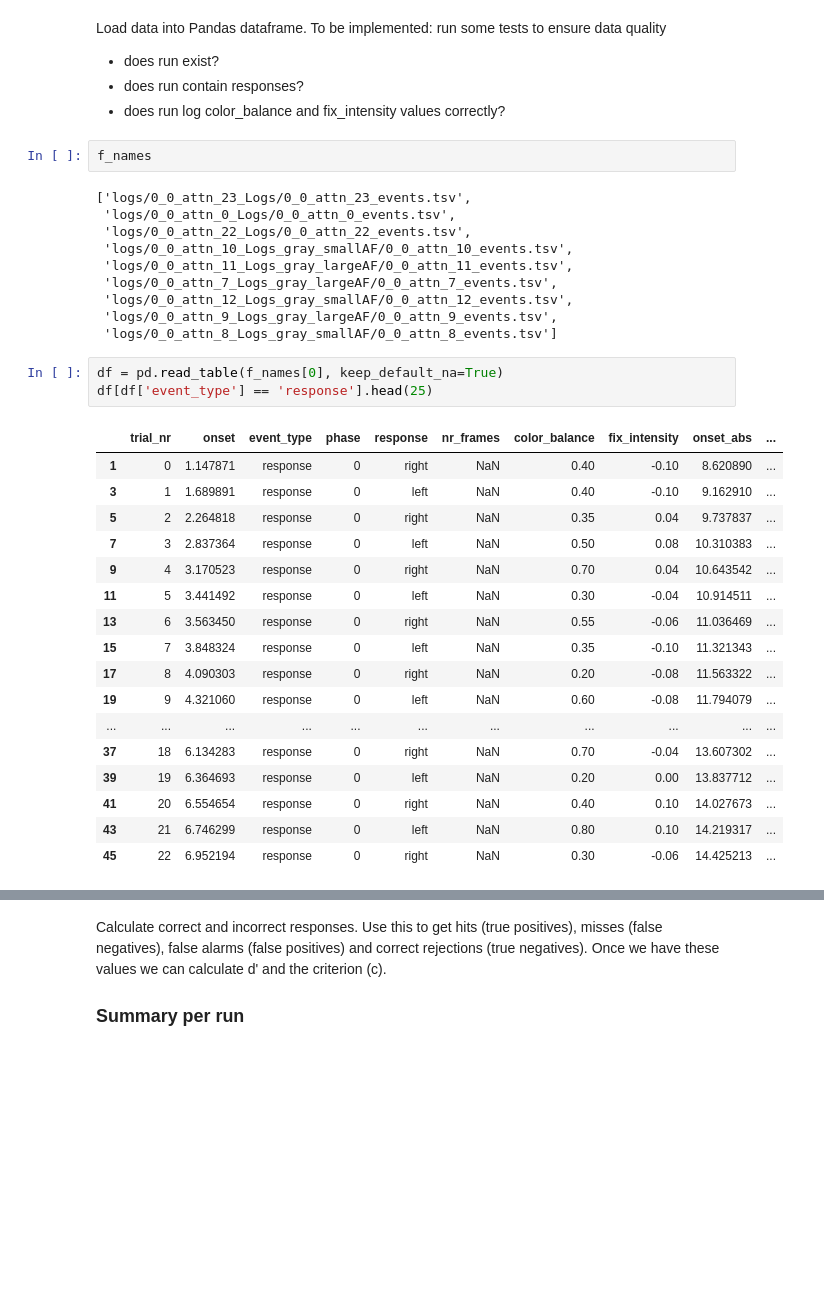
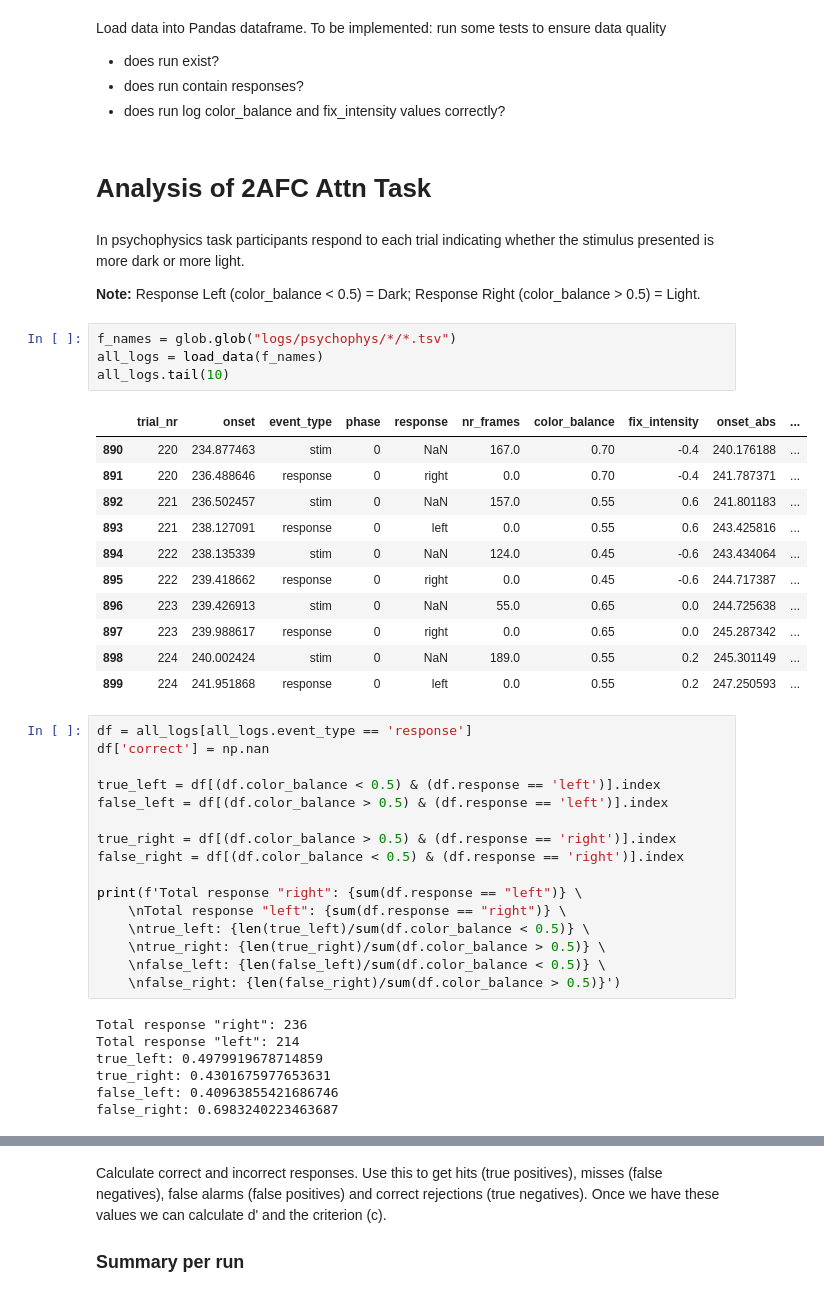
Before and after one commit to sumiyaabdi/PRF_Experiment_Checkers, a Jupyter notebook: Experiment/analysis/analysis.ipynb, the cells around one changed output, grey strips where cells are left out. Drawn from its saved outputs; the diff is of its cells as text; blank space fills up the shorter version.

```diff
--- a/Experiment/analysis/analysis.ipynb
+++ b/Experiment/analysis/analysis.ipynb
@@ -23,36 +21,48 @@ Load data into Pandas dataframe. To be implemented: run some tests to ensure dat
 - does run exist?
 - does run contain responses?
 - does run log color_balance and fix_intensity values correctly?
-# %%
-f_names
-# %% [output]
-['logs/0_0_attn_23_Logs/0_0_attn_23_events.tsv',
- 'logs/0_0_attn_0_Logs/0_0_attn_0_events.tsv',
- 'logs/0_0_attn_22_Logs/0_0_attn_22_events.tsv',
- 'logs/0_0_attn_10_Logs_gray_smallAF/0_0_attn_10_events.tsv',
- 'logs/0_0_attn_11_Logs_gray_largeAF/0_0_attn_11_events.tsv',
- 'logs/0_0_attn_7_Logs_gray_largeAF/0_0_attn_7_events.tsv',
- 'logs/0_0_attn_12_Logs_gray_smallAF/0_0_attn_12_events.tsv',
- 'logs/0_0_attn_9_Logs_gray_largeAF/0_0_attn_9_events.tsv',
- 'logs/0_0_attn_8_Logs_gray_smallAF/0_0_attn_8_events.tsv']
-# %%
-df = pd.read_table(f_names[0], keep_default_na=True)
-df[df['event_type'] == 'response'].head(25)
-# %% [output]
-|  | trial_nr | onset | event_type | phase | response | nr_frames | color_balance | fix_intensity | onset_abs | ... |
-| 1 | 0 | 1.147871 | response | 0 | right | NaN | 0.40 | -0.10 | 8.620890 | ... |
-| 3 | 1 | 1.689891 | response | 0 | left | NaN | 0.40 | -0.10 | 9.162910 | ... |
-| 5 | 2 | 2.264818 | response | 0 | right | NaN | 0.35 | 0.04 | 9.737837 | ... |
-| 7 | 3 | 2.837364 | response | 0 | left | NaN | 0.50 | 0.08 | 10.310383 | ... |
-| 9 | 4 | 3.170523 | response | 0 | right | NaN | 0.70 | 0.04 | 10.643542 | ... |
-| 11 | 5 | 3.441492 | response | 0 | left | NaN | 0.30 | -0.04 | 10.914511 | ... |
-| 13 | 6 | 3.563450 | response | 0 | right | NaN | 0.55 | -0.06 | 11.036469 | ... |
-| 15 | 7 | 3.848324 | response | 0 | left | NaN | 0.35 | -0.10 | 11.321343 | ... |
-| 17 | 8 | 4.090303 | response | 0 | right | NaN | 0.20 | -0.08 | 11.563322 | ... |
-| 19 | 9 | 4.321060 | response | 0 | left | NaN | 0.60 | -0.08 | 11.794079 | ... |
-| ... | ... | ... | ... | ... | ... | ... | ... | ... | ... | ... |
-| 37 | 18 | 6.134283 | response | 0 | right | NaN | 0.70 | -0.04 | 13.607302 | ... |
-| 39 | 19 | 6.364693 | response | 0 | left | NaN | 0.20 | 0.00 | 13.837712 | ... |
-| 41 | 20 | 6.554654 | response | 0 | right | NaN | 0.40 | 0.10 | 14.027673 | ... |
-| 43 | 21 | 6.746299 | response | 0 | left | NaN | 0.80 | 0.10 | 14.219317 | ... |
-| 45 | 22 | 6.952194 | response | 0 | right | NaN | 0.30 | -0.06 | 14.425213 | ... |
+# %% [markdown]
+# Analysis of 2AFC Attn Task
+# %% [markdown]
+In psychophysics task participants respond to each trial indicating whether the stimulus presented is more dark or more light.
+
+**Note:** Response Left (color_balance < 0.5) = Dark; Response Right (color_balance > 0.5) = Light.
+# %%
+f_names = glob.glob("logs/psychophys/*/*.tsv")
+all_logs = load_data(f_names)
+all_logs.tail(10)
+# %% [output]
+|  | trial_nr | onset | event_type | phase | response | nr_frames | color_balance | fix_intensity | onset_abs | ... |
+| 890 | 220 | 234.877463 | stim | 0 | NaN | 167.0 | 0.70 | -0.4 | 240.176188 | ... |
+| 891 | 220 | 236.488646 | response | 0 | right | 0.0 | 0.70 | -0.4 | 241.787371 | ... |
+| 892 | 221 | 236.502457 | stim | 0 | NaN | 157.0 | 0.55 | 0.6 | 241.801183 | ... |
+| 893 | 221 | 238.127091 | response | 0 | left | 0.0 | 0.55 | 0.6 | 243.425816 | ... |
+| 894 | 222 | 238.135339 | stim | 0 | NaN | 124.0 | 0.45 | -0.6 | 243.434064 | ... |
+| 895 | 222 | 239.418662 | response | 0 | right | 0.0 | 0.45 | -0.6 | 244.717387 | ... |
+| 896 | 223 | 239.426913 | stim | 0 | NaN | 55.0 | 0.65 | 0.0 | 244.725638 | ... |
+| 897 | 223 | 239.988617 | response | 0 | right | 0.0 | 0.65 | 0.0 | 245.287342 | ... |
+| 898 | 224 | 240.002424 | stim | 0 | NaN | 189.0 | 0.55 | 0.2 | 245.301149 | ... |
+| 899 | 224 | 241.951868 | response | 0 | left | 0.0 | 0.55 | 0.2 | 247.250593 | ... |
+# %%
+df = all_logs[all_logs.event_type == 'response']
+df['correct'] = np.nan
+
+true_left = df[(df.color_balance < 0.5) & (df.response == 'left')].index
+false_left = df[(df.color_balance > 0.5) & (df.response == 'left')].index
+
+true_right = df[(df.color_balance > 0.5) & (df.response == 'right')].index
+false_right = df[(df.color_balance < 0.5) & (df.response == 'right')].index
+
+print(f'Total response "right": {sum(df.response == "left")} \
+    \nTotal response "left": {sum(df.response == "right")} \
+    \ntrue_left: {len(true_left)/sum(df.color_balance < 0.5)} \
+    \ntrue_right: {len(true_right)/sum(df.color_balance > 0.5)} \
+    \nfalse_left: {len(false_left)/sum(df.color_balance < 0.5)} \
+    \nfalse_right: {len(false_right)/sum(df.color_balance > 0.5)}')
+# %% [output]
+Total response "right": 236
+Total response "left": 214
+true_left: 0.4979919678714859
+true_right: 0.4301675977653631
+false_left: 0.40963855421686746
+false_right: 0.6983240223463687
```
Also changed, not shown: parts of 10 cells of this notebook, 4 other files.
